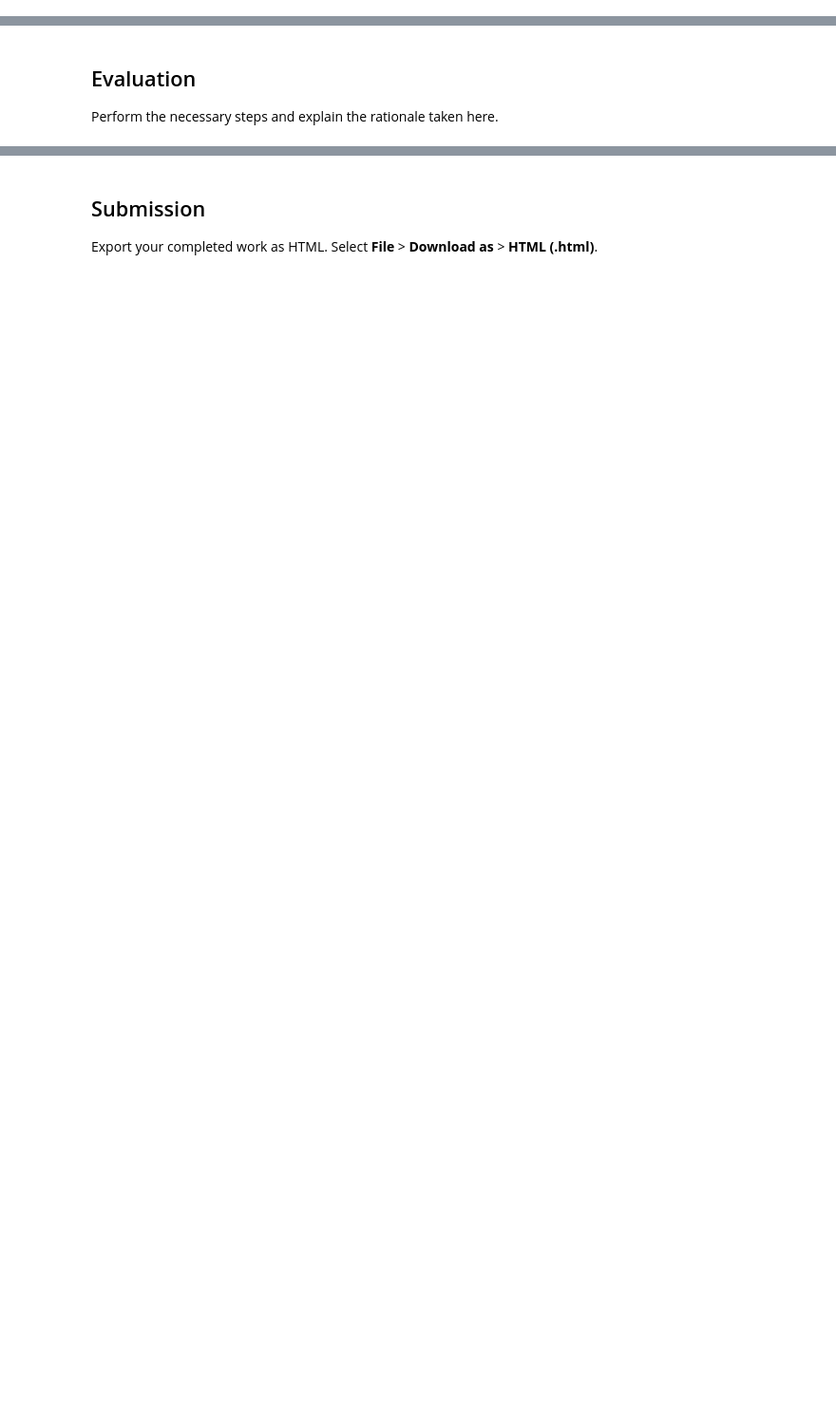
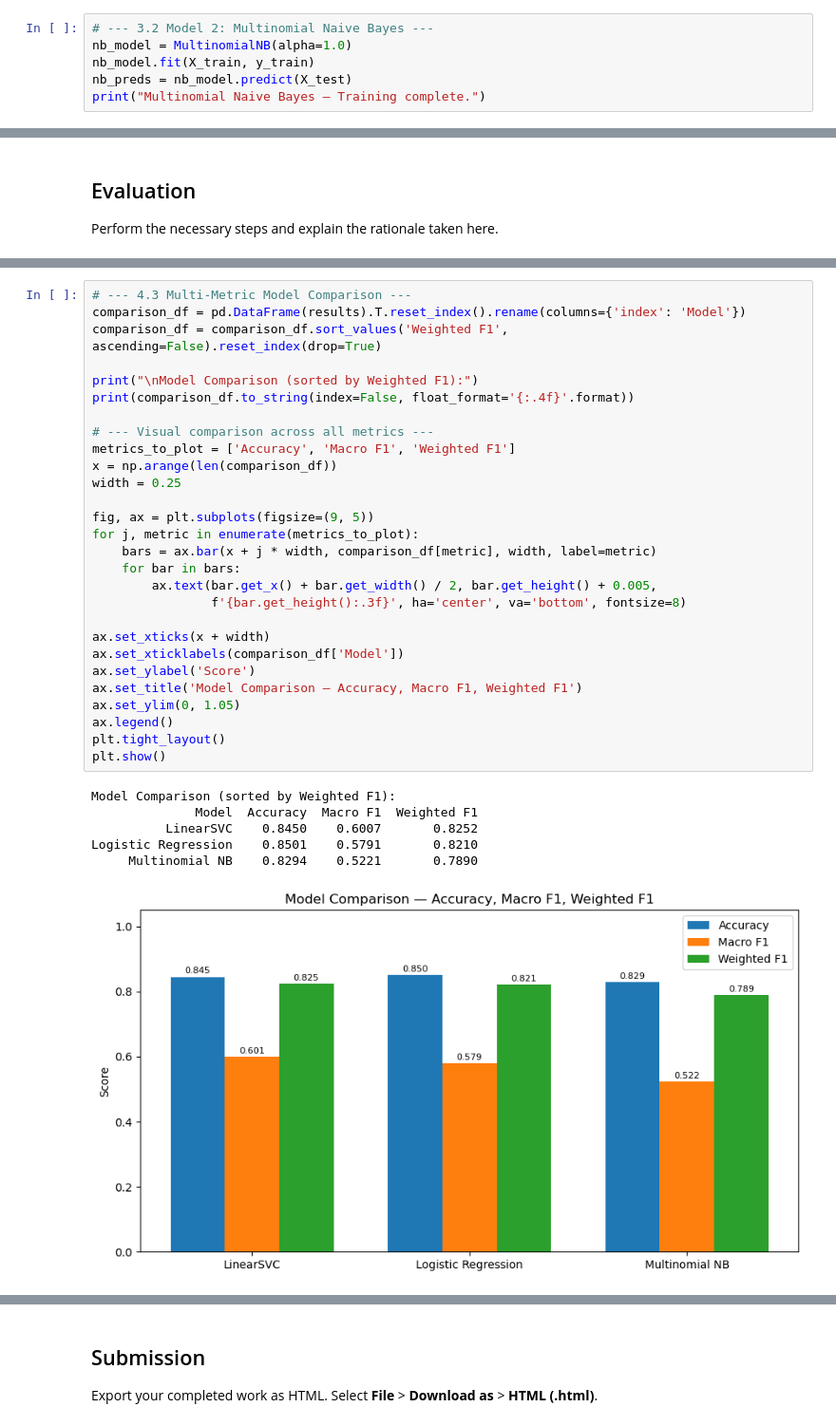
Before and after one commit to Clif8893/cc, a Jupyter notebook: 231220B_SentimentClassification.ipynb, the cells around one changed output, grey strips where cells are left out. Shown at 95% size. Drawn from its saved outputs; the diff is of its cells as text; blank space fills up the shorter version.

```diff
--- a/231220B_SentimentClassification.ipynb
+++ b/231220B_SentimentClassification.ipynb
@@ -45,0 +240,6 @@ Perform the necessary steps and explain the rationale taken here.
+# %%
+# --- 3.2 Model 2: Multinomial Naive Bayes ---
+nb_model = MultinomialNB(alpha=1.0)
+nb_model.fit(X_train, y_train)
+nb_preds = nb_model.predict(X_test)
+print("Multinomial Naive Bayes — Training complete.")
@@ -48,0 +377,35 @@ Perform the necessary steps and explain the rationale taken here.
+# %%
+# --- 4.3 Multi-Metric Model Comparison ---
+comparison_df = pd.DataFrame(results).T.reset_index().rename(columns={'index': 'Model'})
+comparison_df = comparison_df.sort_values('Weighted F1', ascending=False).reset_index(drop=True)
+
+print("\nModel Comparison (sorted by Weighted F1):")
+print(comparison_df.to_string(index=False, float_format='{:.4f}'.format))
+
+# --- Visual comparison across all metrics ---
+metrics_to_plot = ['Accuracy', 'Macro F1', 'Weighted F1']
+x = np.arange(len(comparison_df))
+width = 0.25
+
+fig, ax = plt.subplots(figsize=(9, 5))
+for j, metric in enumerate(metrics_to_plot):
+    bars = ax.bar(x + j * width, comparison_df[metric], width, label=metric)
+    for bar in bars:
+        ax.text(bar.get_x() + bar.get_width() / 2, bar.get_height() + 0.005,
+                f'{bar.get_height():.3f}', ha='center', va='bottom', fontsize=8)
+
+ax.set_xticks(x + width)
+ax.set_xticklabels(comparison_df['Model'])
+ax.set_ylabel('Score')
+ax.set_title('Model Comparison — Accuracy, Macro F1, Weighted F1')
+ax.set_ylim(0, 1.05)
+ax.legend()
+plt.tight_layout()
+plt.show()
+# %% [output]
+Model Comparison (sorted by Weighted F1):
+              Model  Accuracy  Macro F1  Weighted F1
+          LinearSVC    0.8450    0.6007       0.8252
+Logistic Regression    0.8501    0.5791       0.8210
+     Multinomial NB    0.8294    0.5221       0.7890
+[figure, added]
```
Also changed, not shown: parts of 19 cells of this notebook.
